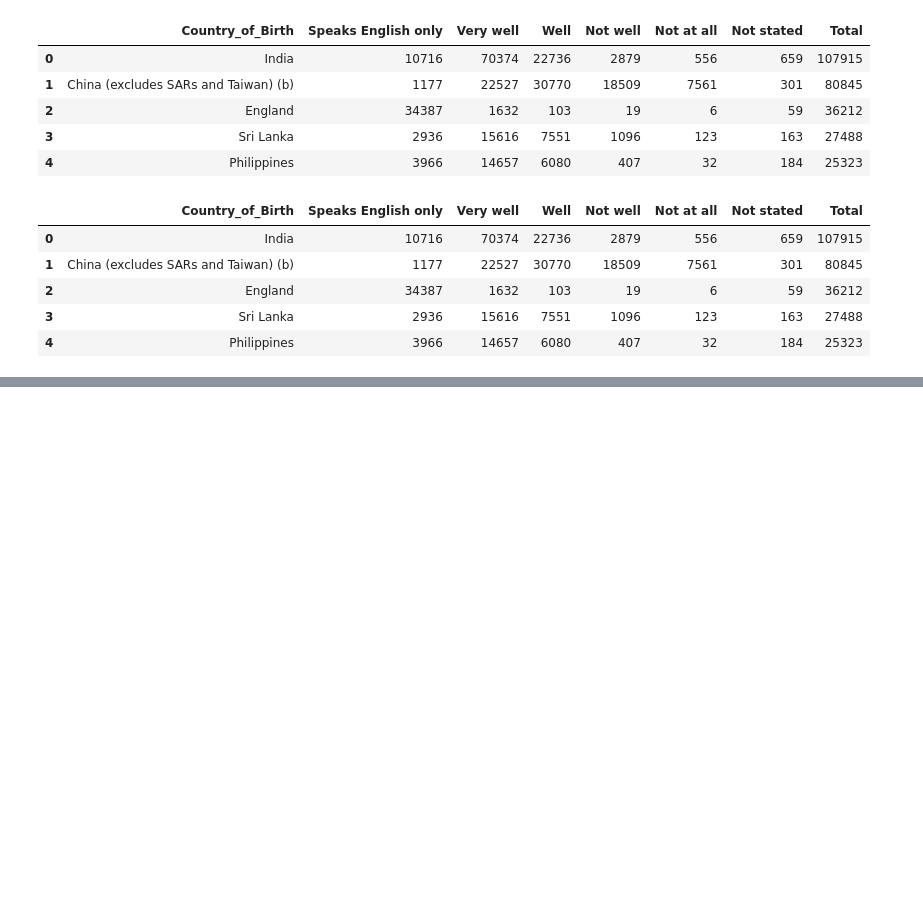
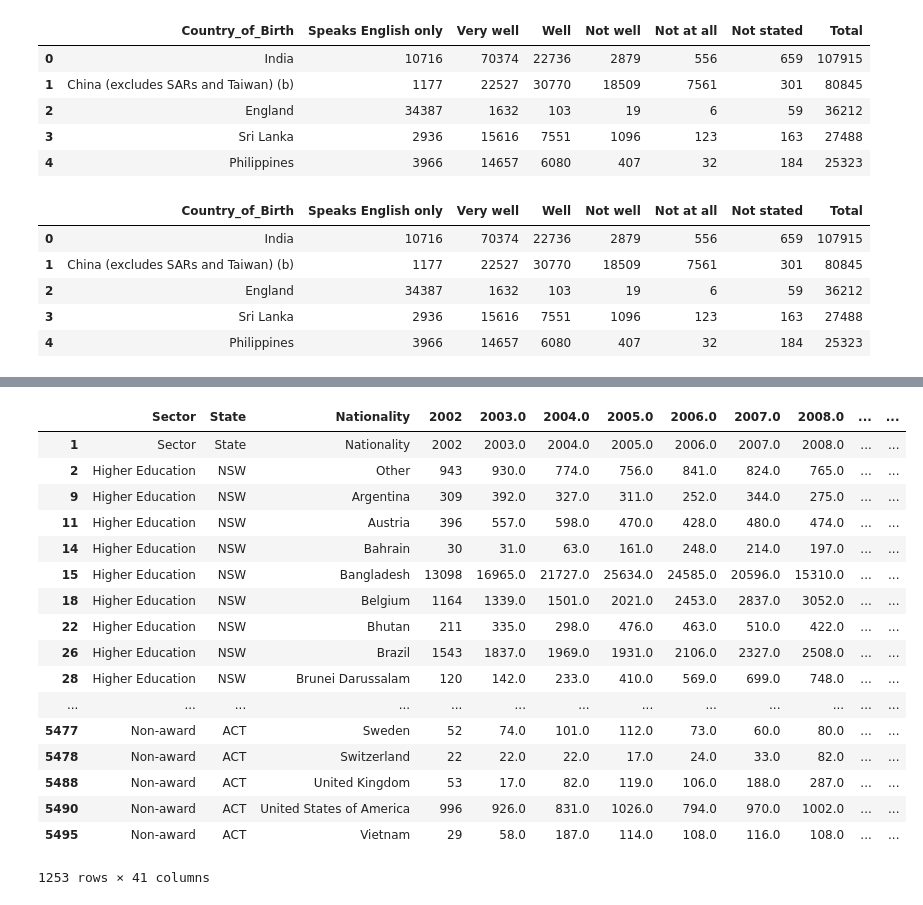
Before and after one commit to lys1995/ME13_InterScool_GetReadyForSchool, a Jupyter notebook: wrangling_data.ipynb, the cells around one changed output, grey strips where cells are left out. Saved outputs shown, nothing was run; the diff lists cells and outputs as text; code cells hidden in the pictures; blank space fills up the shorter version.

Commit message:
clean enrolments data
clean enrolments data

```diff
--- a/wrangling_data.ipynb
+++ b/wrangling_data.ipynb
@@ -112,0 +103,5 @@ migrant_full.to_csv(r'english_proficiency.csv', index = None, header=True, encod
+# %%
+enrolments = 'all enrolments from 2002-2019.xlsx'
+enrolments_df = pd.ExcelFile(enrolments)
+print(enrolments_df.sheet_names)
+enrol_df = enrolments_df.parse('Sheet1')
@@ -112,0 +131,3 @@ migrant_full.to_csv(r'english_proficiency.csv', index = None, header=True, encod
+# %%
+enrol_df_clean = enrol_df.dropna()
+enrol_df_clean
@@ -112,0 +153,2 @@ migrant_full.to_csv(r'english_proficiency.csv', index = None, header=True, encod
+# %%
+enrolment_clean = enrol_df_clean[enrol_df_clean.loc[:]!=0].dropna()
@@ -112,0 +176,21 @@ migrant_full.to_csv(r'english_proficiency.csv', index = None, header=True, encod
+# %%
+enrolment_clean.rename(columns=enrolment_clean.iloc[0])
+# %% [output]
+|  | Sector | State | Nationality | 2002 | 2003.0 | 2004.0 | 2005.0 | 2006.0 | 2007.0 | 2008.0 | ... | ... |
+| 1 | Sector | State | Nationality | 2002 | 2003.0 | 2004.0 | 2005.0 | 2006.0 | 2007.0 | 2008.0 | ... | ... |
+| 2 | Higher Education | NSW | Other | 943 | 930.0 | 774.0 | 756.0 | 841.0 | 824.0 | 765.0 | ... | ... |
+| 9 | Higher Education | NSW | Argentina | 309 | 392.0 | 327.0 | 311.0 | 252.0 | 344.0 | 275.0 | ... | ... |
+| 11 | Higher Education | NSW | Austria | 396 | 557.0 | 598.0 | 470.0 | 428.0 | 480.0 | 474.0 | ... | ... |
+| 14 | Higher Education | NSW | Bahrain | 30 | 31.0 | 63.0 | 161.0 | 248.0 | 214.0 | 197.0 | ... | ... |
+| 15 | Higher Education | NSW | Bangladesh | 13098 | 16965.0 | 21727.0 | 25634.0 | 24585.0 | 20596.0 | 15310.0 | ... | ... |
+| 18 | Higher Education | NSW | Belgium | 1164 | 1339.0 | 1501.0 | 2021.0 | 2453.0 | 2837.0 | 3052.0 | ... | ... |
+| 22 | Higher Education | NSW | Bhutan | 211 | 335.0 | 298.0 | 476.0 | 463.0 | 510.0 | 422.0 | ... | ... |
+| 26 | Higher Education | NSW | Brazil | 1543 | 1837.0 | 1969.0 | 1931.0 | 2106.0 | 2327.0 | 2508.0 | ... | ... |
+| 28 | Higher Education | NSW | Brunei Darussalam | 120 | 142.0 | 233.0 | 410.0 | 569.0 | 699.0 | 748.0 | ... | ... |
+| ... | ... | ... | ... | ... | ... | ... | ... | ... | ... | ... | ... | ... |
+| 5477 | Non-award | ACT | Sweden | 52 | 74.0 | 101.0 | 112.0 | 73.0 | 60.0 | 80.0 | ... | ... |
+| 5478 | Non-award | ACT | Switzerland | 22 | 22.0 | 22.0 | 17.0 | 24.0 | 33.0 | 82.0 | ... | ... |
+| 5488 | Non-award | ACT | United Kingdom | 53 | 17.0 | 82.0 | 119.0 | 106.0 | 188.0 | 287.0 | ... | ... |
+| 5490 | Non-award | ACT | United States of America | 996 | 926.0 | 831.0 | 1026.0 | 794.0 | 970.0 | 1002.0 | ... | ... |
+| 5495 | Non-award | ACT | Vietnam | 29 | 58.0 | 187.0 | 114.0 | 108.0 | 116.0 | 108.0 | ... | ... |
+1253 rows × 41 columns
```
Also changed, not shown: parts of 19 cells of this notebook, 1 other file.
